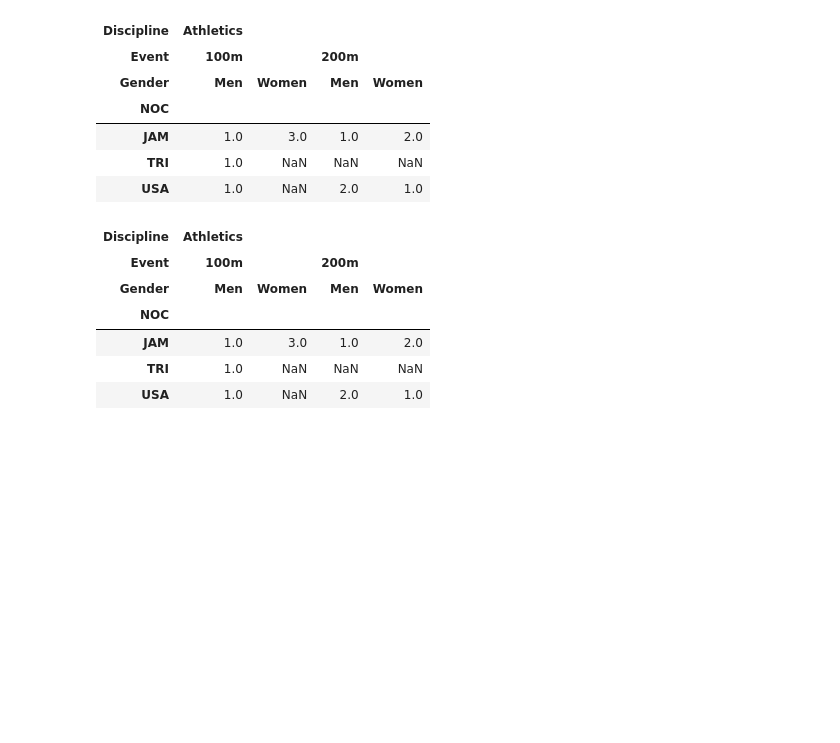
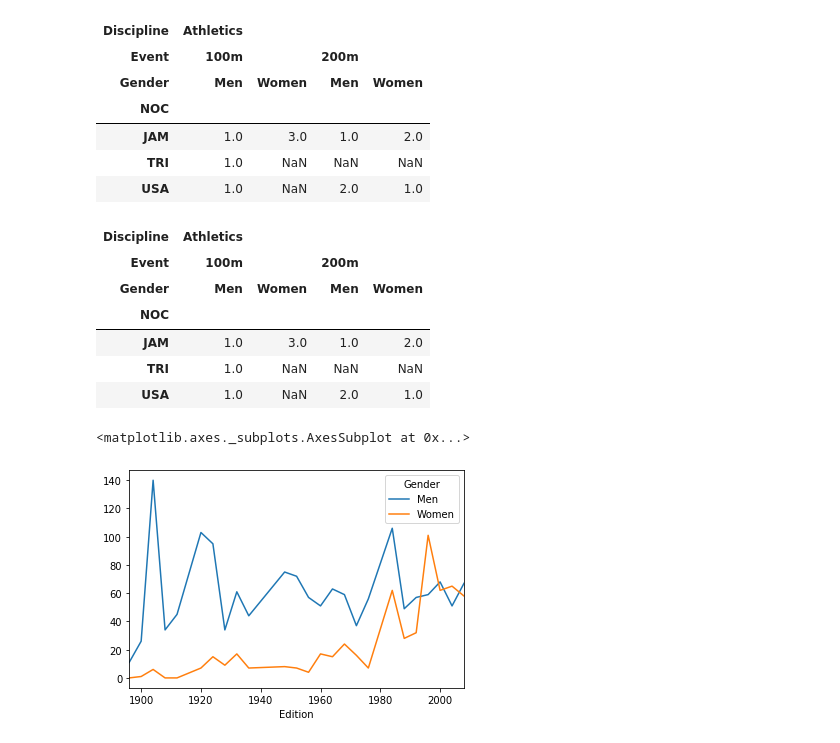
Before and after one commit to jatin7gupta/Pandas-Essential-Training, a Jupyter notebook: Ch08 stack() and unstack().ipynb, the cells around one changed output. Saved outputs shown, nothing was run; the diff lists cells and outputs as text; code cells hidden in the pictures; blank space fills up the shorter version.

```diff
--- a/Ch08 stack() and unstack().ipynb
+++ b/Ch08 stack() and unstack().ipynb
@@ -129,3 +129,12 @@ df.unstack('Gender')
 | JAM | 1.0 | 3.0 | 1.0 | 2.0 |
 | TRI | 1.0 | NaN | NaN | NaN |
 | USA | 1.0 | NaN | 2.0 | 1.0 |
+# %%
+# Plot the number of gold medals won by the USA male and female athletes throughout the history of the olympics?
+import matplotlib.pyplot as plt
+%matplotlib inline
+g = oo[(oo.NOC == 'USA') & (oo.Medal == 'Gold')]
+g.groupby(['Edition', 'Gender']).size().unstack('Gender', fill_value=0).plot()
+# %% [output]
+<matplotlib.axes._subplots.AxesSubplot at 0x...>
+[figure, added]
```
Also changed, not shown: parts of 1 cell of this notebook, 2 other files.
